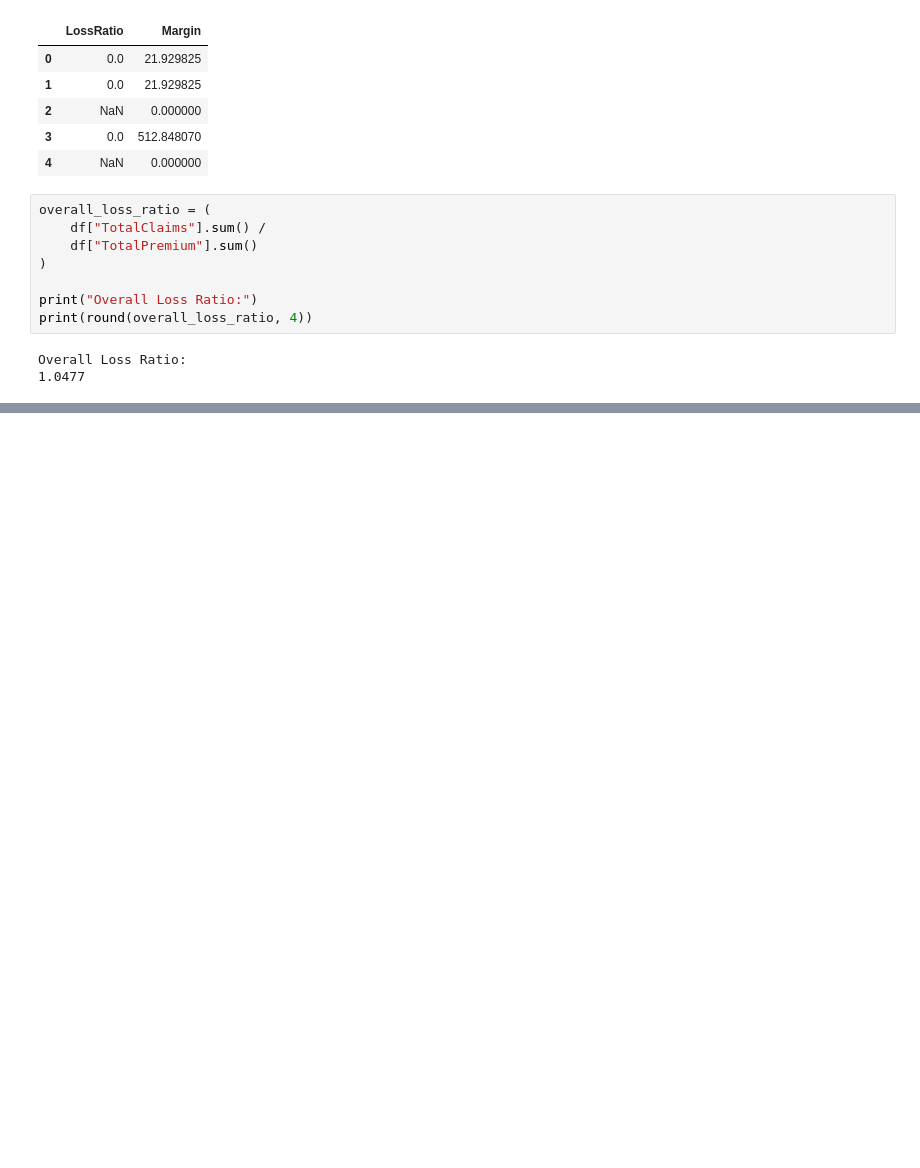
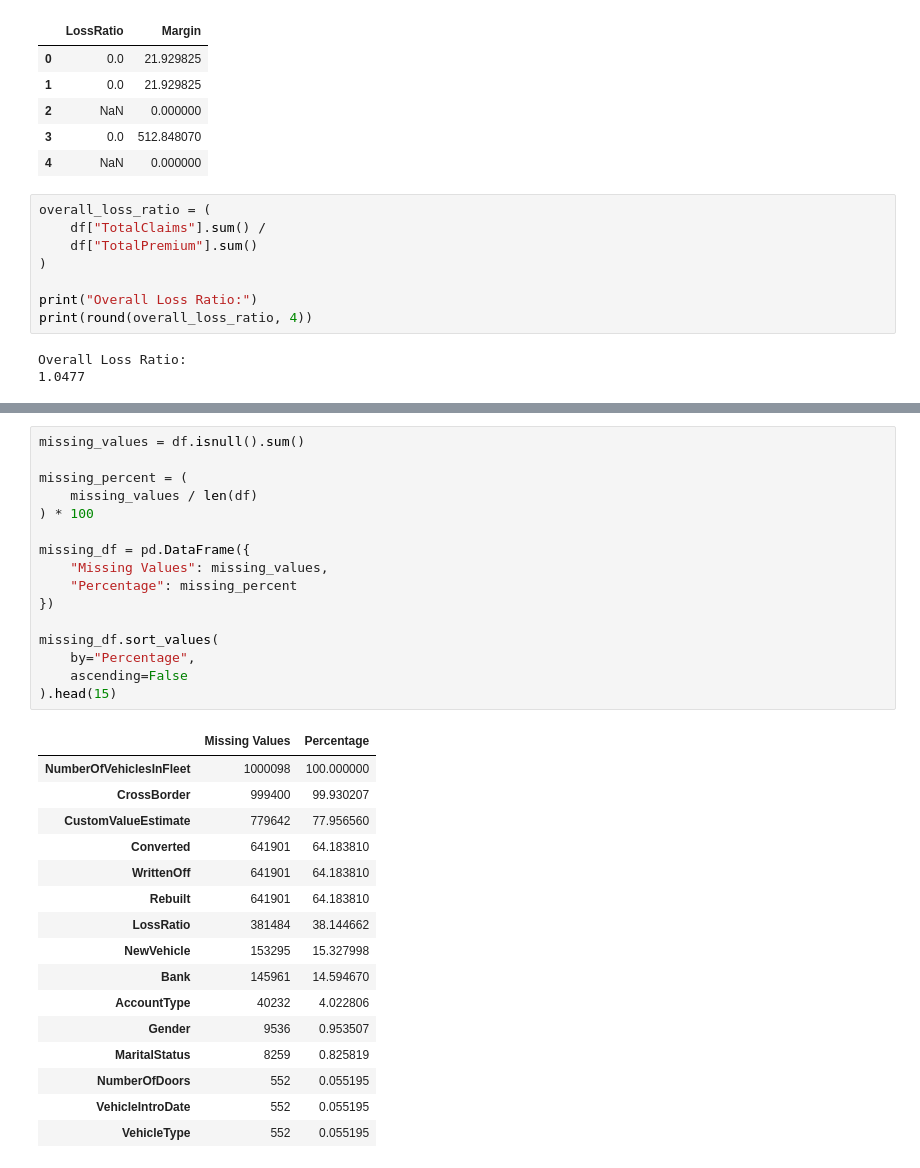
Before and after one commit to funnali/insurance-risk-analytics, a Jupyter notebook: notebooks/01_eda.ipynb, the cells around one changed output, grey strips where cells are left out. Drawn from its saved outputs; the diff is of its cells as text; blank space fills up the shorter version.

```diff
--- a/notebooks/01_eda.ipynb
+++ b/notebooks/01_eda.ipynb
@@ -95,0 +119,33 @@ Overall Loss Ratio:
+# %%
+missing_values = df.isnull().sum()
+
+missing_percent = (
+    missing_values / len(df)
+) * 100
+
+missing_df = pd.DataFrame({
+    "Missing Values": missing_values,
+    "Percentage": missing_percent
+})
+
+missing_df.sort_values(
+    by="Percentage",
+    ascending=False
+).head(15)
+# %% [output]
+|  | Missing Values | Percentage |
+| NumberOfVehiclesInFleet | 1000098 | 100.000000 |
+| CrossBorder | 999400 | 99.930207 |
+| CustomValueEstimate | 779642 | 77.956560 |
+| Converted | 641901 | 64.183810 |
+| WrittenOff | 641901 | 64.183810 |
+| Rebuilt | 641901 | 64.183810 |
+| LossRatio | 381484 | 38.144662 |
+| NewVehicle | 153295 | 15.327998 |
+| Bank | 145961 | 14.594670 |
+| AccountType | 40232 | 4.022806 |
+| Gender | 9536 | 0.953507 |
+| MaritalStatus | 8259 | 0.825819 |
+| NumberOfDoors | 552 | 0.055195 |
+| VehicleIntroDate | 552 | 0.055195 |
+| VehicleType | 552 | 0.055195 |
```
Also changed, not shown: parts of 6 cells of this notebook.
